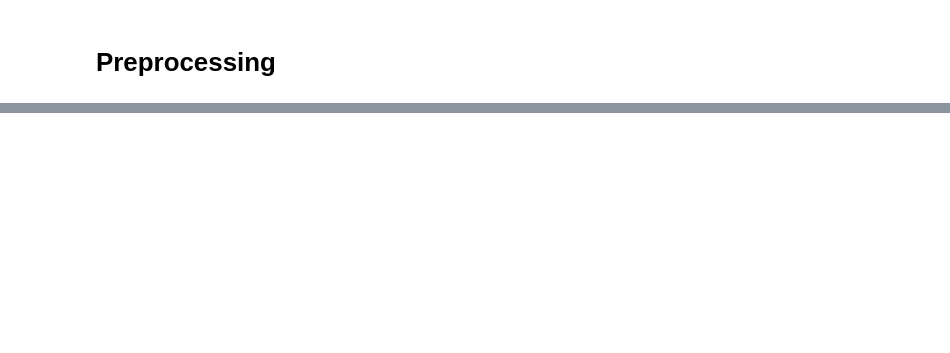
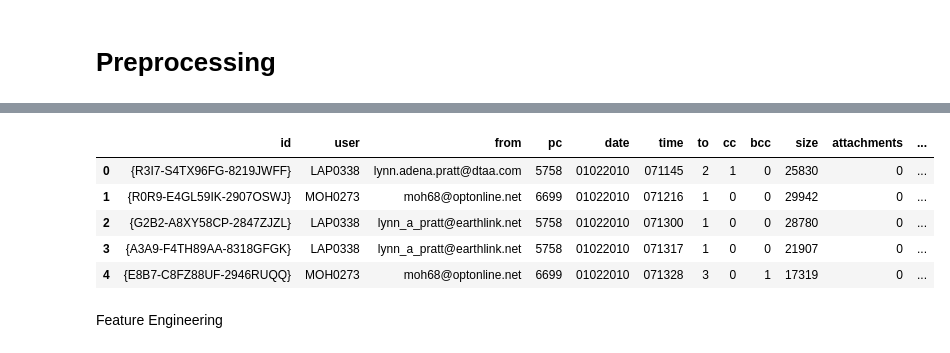
Before and after one commit to blxckbvrbi3/threat-detection-article, a Jupyter notebook: threat-detection-model.ipynb, the cells around one changed output, grey strips where cells are left out. Saved outputs shown, nothing was run; the diff lists cells and outputs as text; code cells hidden in the pictures; blank space fills up the shorter version.

Commit message:
Feature engineering complete.

```diff
--- a/threat-detection-model.ipynb
+++ b/threat-detection-model.ipynb
@@ -105,0 +176,13 @@ dataset.head()
+# %%
+# Rearrange columns
+dataset = dataset[['id', 'user', 'from', 'pc','date', 'time', 'to', 'cc', 'bcc', 'size', 'attachments', 'content']]
+dataset.head()
+# %% [output]
+|  | id | user | from | pc | date | time | to | cc | bcc | size | attachments | ... |
+| 0 | {R3I7-S4TX96FG-8219JWFF} | LAP0338 | lynn.adena.pratt@dtaa.com | 5758 | 01022010 | 071145 | 2 | 1 | 0 | 25830 | 0 | ... |
+| 1 | {R0R9-E4GL59IK-2907OSWJ} | MOH0273 | moh68@optonline.net | 6699 | 01022010 | 071216 | 1 | 0 | 0 | 29942 | 0 | ... |
+| 2 | {G2B2-A8XY58CP-2847ZJZL} | LAP0338 | lynn_a_pratt@earthlink.net | 5758 | 01022010 | 071300 | 1 | 0 | 0 | 28780 | 0 | ... |
+| 3 | {A3A9-F4TH89AA-8318GFGK} | LAP0338 | lynn_a_pratt@earthlink.net | 5758 | 01022010 | 071317 | 1 | 0 | 0 | 21907 | 0 | ... |
+| 4 | {E8B7-C8FZ88UF-2946RUQQ} | MOH0273 | moh68@optonline.net | 6699 | 01022010 | 071328 | 3 | 0 | 1 | 17319 | 0 | ... |
+# %% [markdown]
+Feature Engineering
```
Also changed, not shown: parts of 9 cells of this notebook.
